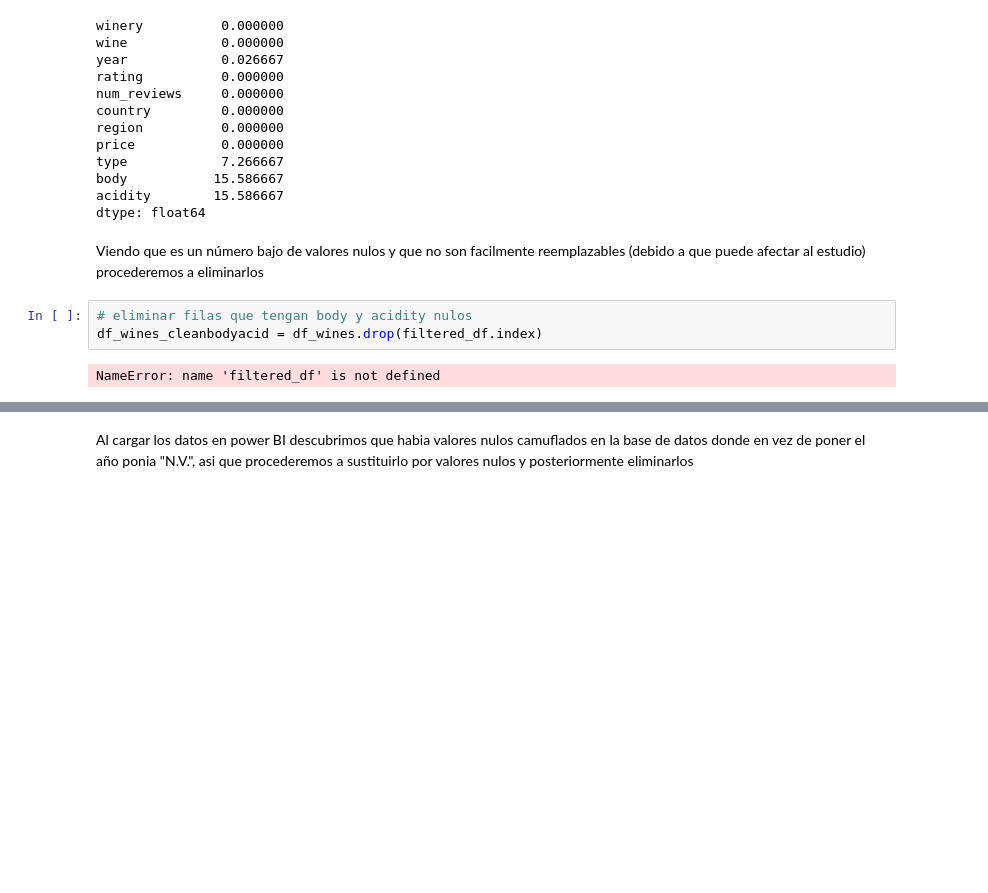
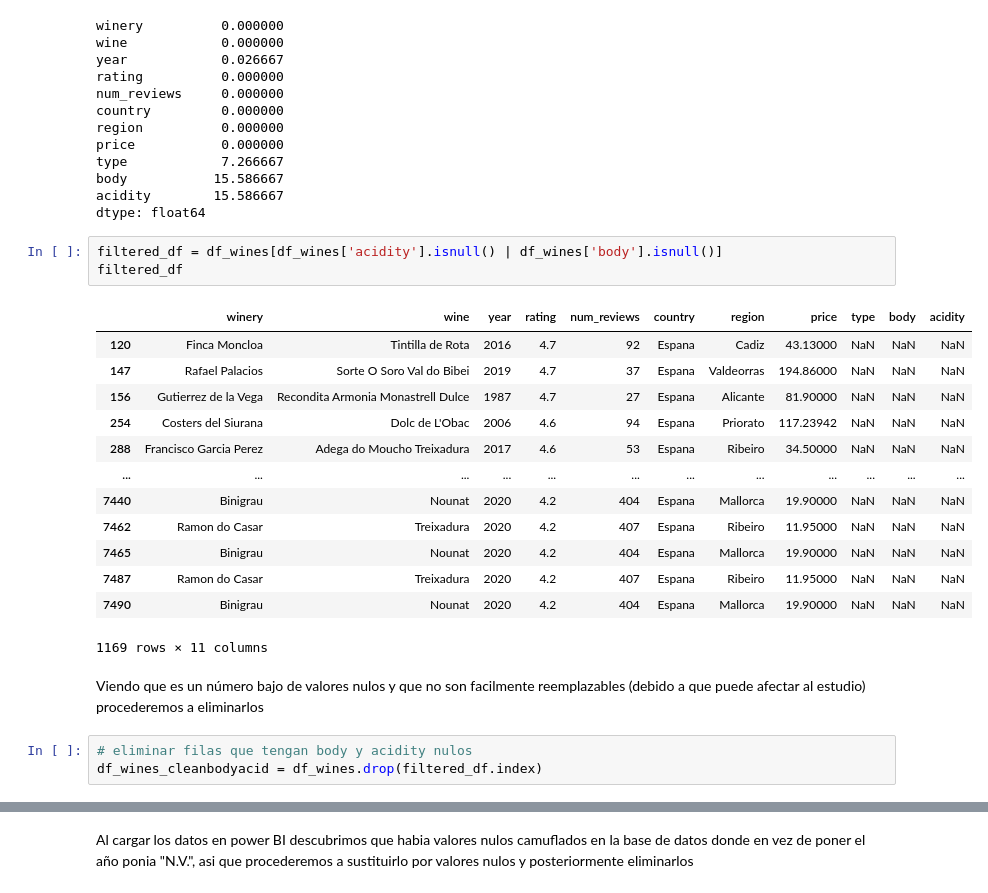
Before and after one commit to Milinesa93/proyectofinalupgradewine, a Jupyter notebook: clasificacionvinos.ipynb, the cells around one changed output, grey strips where cells are left out. Saved outputs shown, nothing was run; the diff lists cells and outputs as text; blank space fills up the shorter version.

```diff
--- a/clasificacionvinos.ipynb
+++ b/clasificacionvinos.ipynb
@@ -89,12 +89,27 @@ type            7.266667
 body           15.586667
 acidity        15.586667
 dtype: float64
+# %%
+filtered_df = df_wines[df_wines['acidity'].isnull() | df_wines['body'].isnull()]
+filtered_df
+# %% [output]
+|  | winery | wine | year | rating | num_reviews | country | region | price | type | body | acidity |
+| 120 | Finca Moncloa | Tintilla de Rota | 2016 | 4.7 | 92 | Espana | Cadiz | 43.13000 | NaN | NaN | NaN |
+| 147 | Rafael Palacios | Sorte O Soro Val do Bibei | 2019 | 4.7 | 37 | Espana | Valdeorras | 194.86000 | NaN | NaN | NaN |
+| 156 | Gutierrez de la Vega | Recondita Armonia Monastrell Dulce | 1987 | 4.7 | 27 | Espana | Alicante | 81.90000 | NaN | NaN | NaN |
+| 254 | Costers del Siurana | Dolc de L'Obac | 2006 | 4.6 | 94 | Espana | Priorato | 117.23942 | NaN | NaN | NaN |
+| 288 | Francisco Garcia Perez | Adega do Moucho Treixadura | 2017 | 4.6 | 53 | Espana | Ribeiro | 34.50000 | NaN | NaN | NaN |
+| ... | ... | ... | ... | ... | ... | ... | ... | ... | ... | ... | ... |
+| 7440 | Binigrau | Nounat | 2020 | 4.2 | 404 | Espana | Mallorca | 19.90000 | NaN | NaN | NaN |
+| 7462 | Ramon do Casar | Treixadura | 2020 | 4.2 | 407 | Espana | Ribeiro | 11.95000 | NaN | NaN | NaN |
+| 7465 | Binigrau | Nounat | 2020 | 4.2 | 404 | Espana | Mallorca | 19.90000 | NaN | NaN | NaN |
+| 7487 | Ramon do Casar | Treixadura | 2020 | 4.2 | 407 | Espana | Ribeiro | 11.95000 | NaN | NaN | NaN |
+| 7490 | Binigrau | Nounat | 2020 | 4.2 | 404 | Espana | Mallorca | 19.90000 | NaN | NaN | NaN |
+1169 rows × 11 columns
 # %% [markdown]
 Viendo que es un número bajo de valores nulos y que no son facilmente reemplazables (debido a que puede afectar al estudio) procederemos a eliminarlos
 # %%
 # eliminar filas que tengan body y acidity nulos
 df_wines_cleanbodyacid = df_wines.drop(filtered_df.index)
-# %% [output]
-NameError: name 'filtered_df' is not defined
 # %%
 df_wines_cleanbodyacid.isnull().sum()
```
Also changed, not shown: parts of 4 cells of this notebook, 2 other files.
